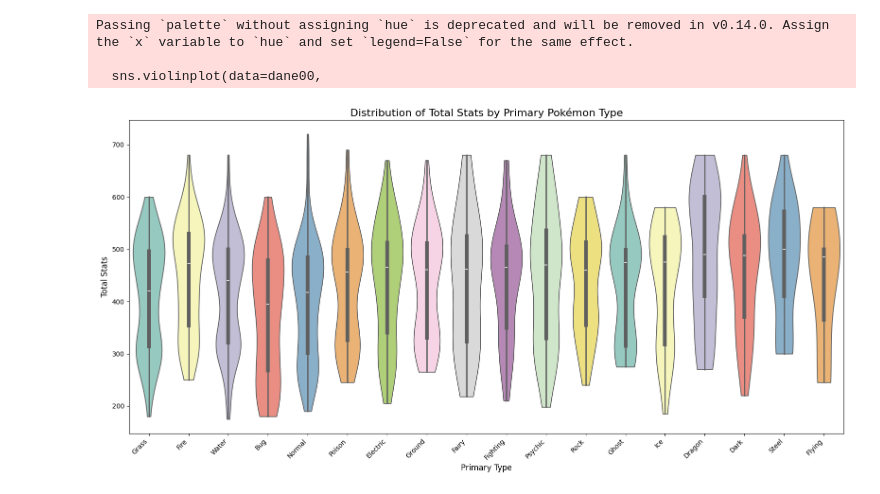
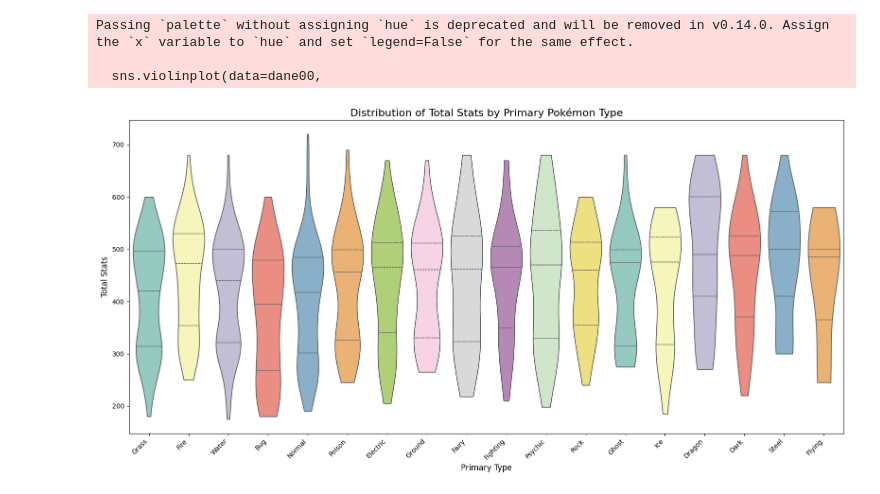
Before and after one commit to HiczHicz/PokemonFullProject, a Jupyter notebook: violin.ipynb, the cells around one changed output. Saved outputs shown, nothing was run; the diff lists cells and outputs as text; code cells hidden in the pictures.

Commit message:
violin ready

```diff
--- a/violin.ipynb
+++ b/violin.ipynb
@@ -7,24 +7,24 @@ dane00=pd.read_csv('pokemon_data.csv')
 # %%
 plt.figure(figsize=(16,8))
 
 sns.violinplot(data=dane00,
                x='type1',
                y='total',
                palette='Set3',
-               #inner='quartile',
-               cut=0
+               inner='quartile', #..Pokazuje w środku medianę i kwartyle
+               cut=0 #..
                )
-#..Pokazuje w środku medianę i kwartyle, użycie cut sprawia, że nie nachodzą na siebie
+
 
 plt.title('Distribution of Total Stats by Primary Pokémon Type', fontsize=16)
 plt.xlabel('Primary Type',fontsize=12)
 plt.ylabel('Total Stats', fontsize=12)
 plt.xticks(rotation=45,ha='right')
 plt.tight_layout()
-#plt.savefig('violin_total.png')
+plt.savefig('violin.png')
 plt.show()
 # %% [output]
 Passing `palette` without assigning `hue` is deprecated and will be removed in v0.14.0. Assign the `x` variable to `hue` and set `legend=False` for the same effect.
 
   sns.violinplot(data=dane00,
-[figure, old version]
+[figure, new version]
```
Also changed, not shown: parts of 1 cell of this notebook, 1 other file.
